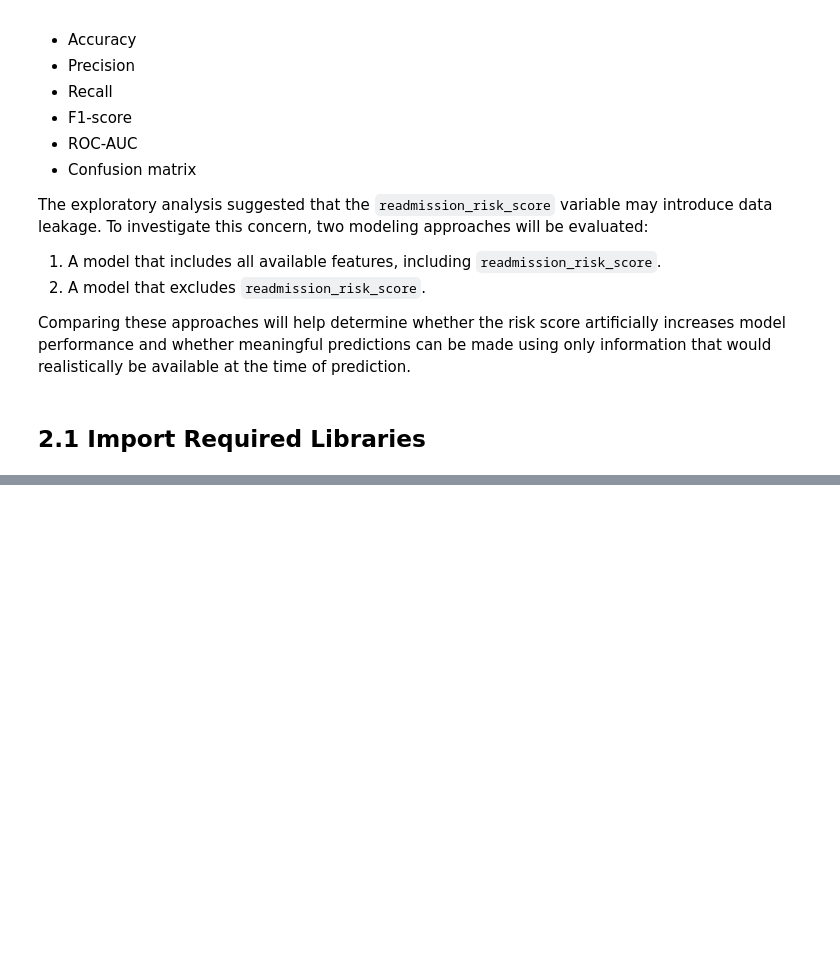
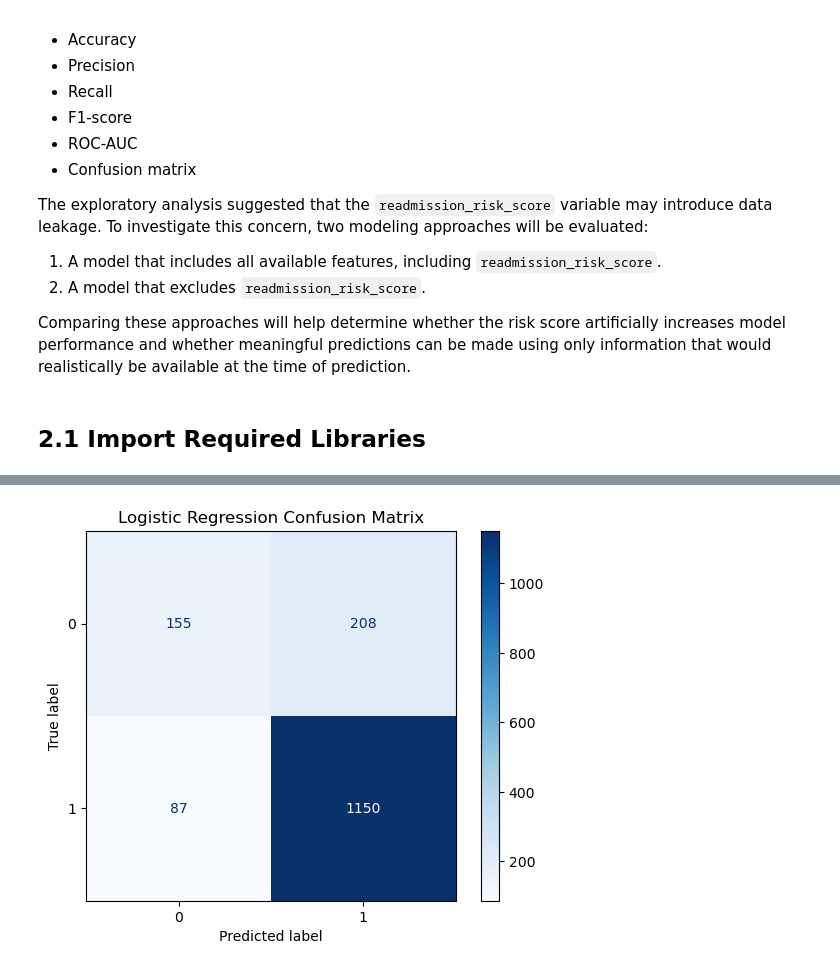
Before and after one commit to royphelps1/hospital-readmission-analysis, a Jupyter notebook: notebooks/Project_analysis.ipynb, the cells around one changed output, grey strips where cells are left out. Cells and saved outputs as stored; diff of their text form; code cells hidden in the pictures; blank space fills up the shorter version.

```diff
--- a/notebooks/Project_analysis.ipynb
+++ b/notebooks/Project_analysis.ipynb
@@ -738,0 +885,15 @@ from sklearn.ensemble import RandomForestClassifier
+# %%
+# Split the data into training and testing sets
+X_train, X_test, y_train, y_test = train_test_split(
+    X,
+    y,
+    test_size=0.20,
+    random_state=42,
+    stratify=y
+)
+
+# Display the size of each dataset
+print("Training features:", X_train.shape)
+print("Testing features:", X_test.shape)
+print("Training labels:", y_train.shape)
+print("Testing labels:", y_test.shape)
@@ -738,0 +960,11 @@ from sklearn.ensemble import RandomForestClassifier
+# %%
+# Create the machine learning pipeline
+logistic_pipeline = Pipeline(steps=[
+    ("preprocessor", preprocessor),
+    ("classifier", LogisticRegression(random_state=42))
+])
+
+# Train the Logistic Regression model
+logistic_pipeline.fit(X_train, y_train)
+
+print("Logistic Regression model trained successfully!")
@@ -738,0 +979,6 @@ from sklearn.ensemble import RandomForestClassifier
+# %%
+# Generate predictions using the testing dataset
+y_pred = logistic_pipeline.predict(X_test)
+
+# Generate predicted probabilities
+y_prob = logistic_pipeline.predict_proba(X_test)[:, 1]
@@ -738,0 +1017,14 @@ from sklearn.ensemble import RandomForestClassifier
+# %%
+# Create the confusion matrix
+cm = confusion_matrix(y_test, y_pred)
+
+# Display the confusion matrix
+ConfusionMatrixDisplay(confusion_matrix=cm).plot(cmap="Blues")
+
+# Add a title
+plt.title("Logistic Regression Confusion Matrix")
+
+# Display the plot
+plt.show()
+# %% [output]
+[figure, added]
```
Also changed, not shown: parts of 30 cells of this notebook, 8 other files.
